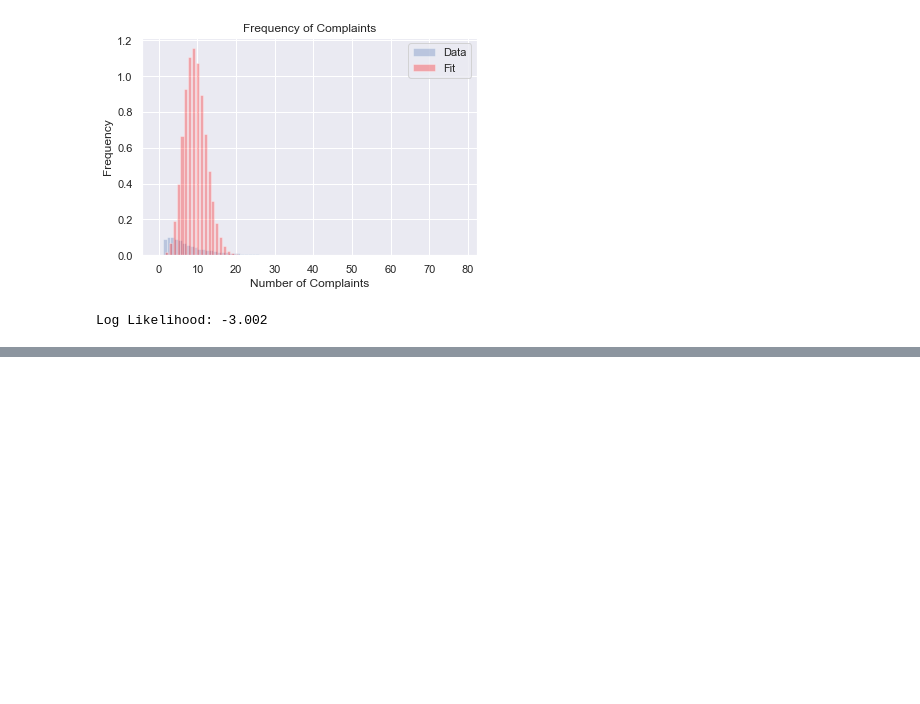
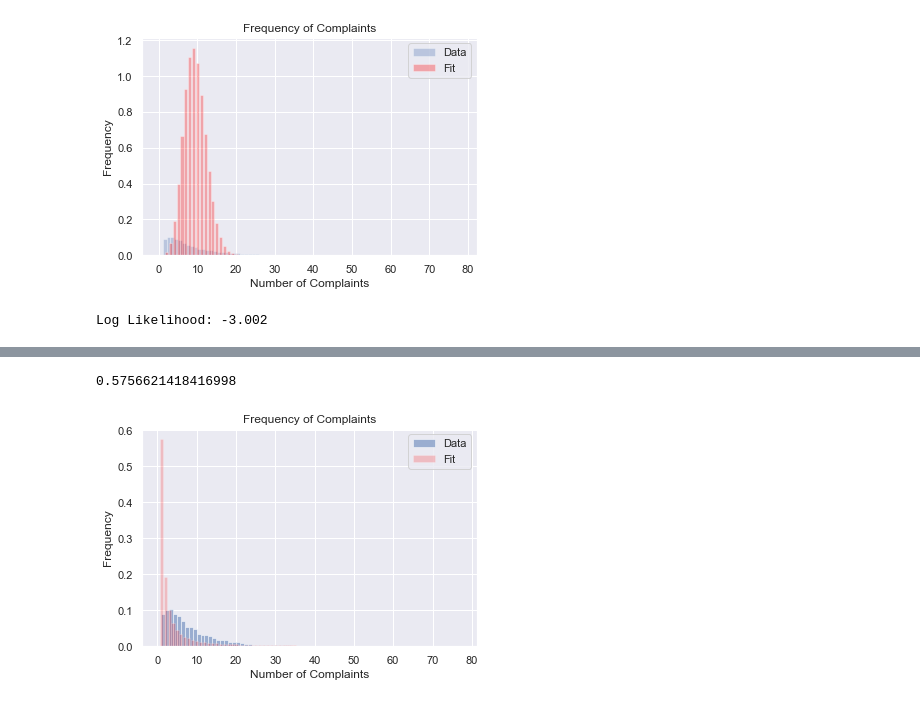
Before and after one commit to rcharan/ccrb-complaints, a Jupyter notebook: analysis.ipynb, the cells around one changed output, grey strips where cells are left out. Saved outputs shown, nothing was run; the diff lists cells and outputs as text; code cells hidden in the pictures; blank space fills up the shorter version.

Commit message:
add Pareto distribution

```diff
--- a/analysis.ipynb
+++ b/analysis.ipynb
@@ -156,0 +165,24 @@ Log Likelihood: -3.002
+# %%
+b, loc, scale = pareto.fit(counts, floc = 0)
+model = pareto(b, loc, scale)
+b
+# %% [output]
+0.5756621418416998
+# %%
+x_max = max(counts) + 1 + 2
+bins = range(x_max)
+fig, ax = plt.subplots()
+sns.distplot(counts, norm_hist = True, kde = False, bins = bins, ax = ax, hist_kws = {'alpha' : 0.5, 'label' : 'Data'})
+ax.set_xlabel('Number of Complaints')
+ax.set_ylabel('Frequency')
+ax.set_title('Frequency of Complaints')
+
+xs = np.arange(1, x_max)
+ys = model.pdf(xs)
+
+ax.bar(xs, ys, color = 'red', alpha = 0.2, label = 'Fit')
+ax.legend();
+
+plt.show()
+# %% [output]
+[figure, added]
```
Also changed, not shown: parts of 7 cells of this notebook.
